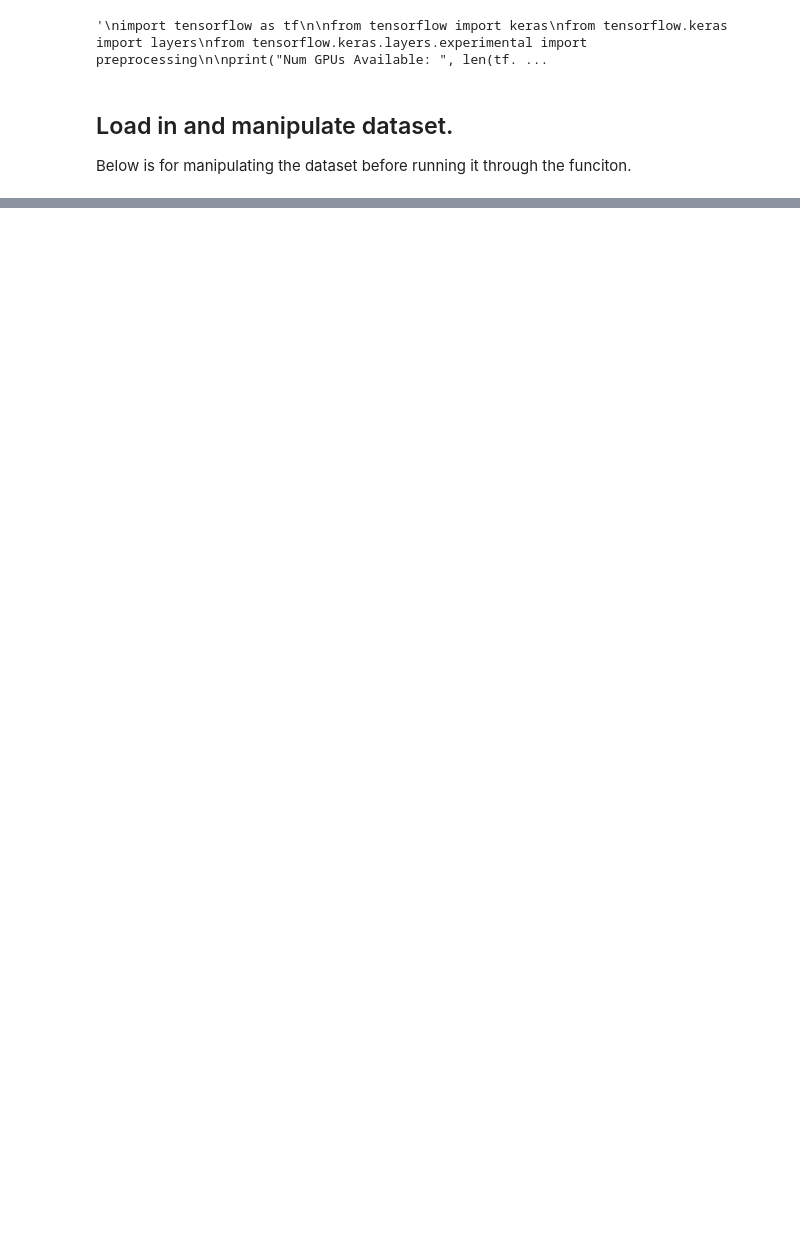
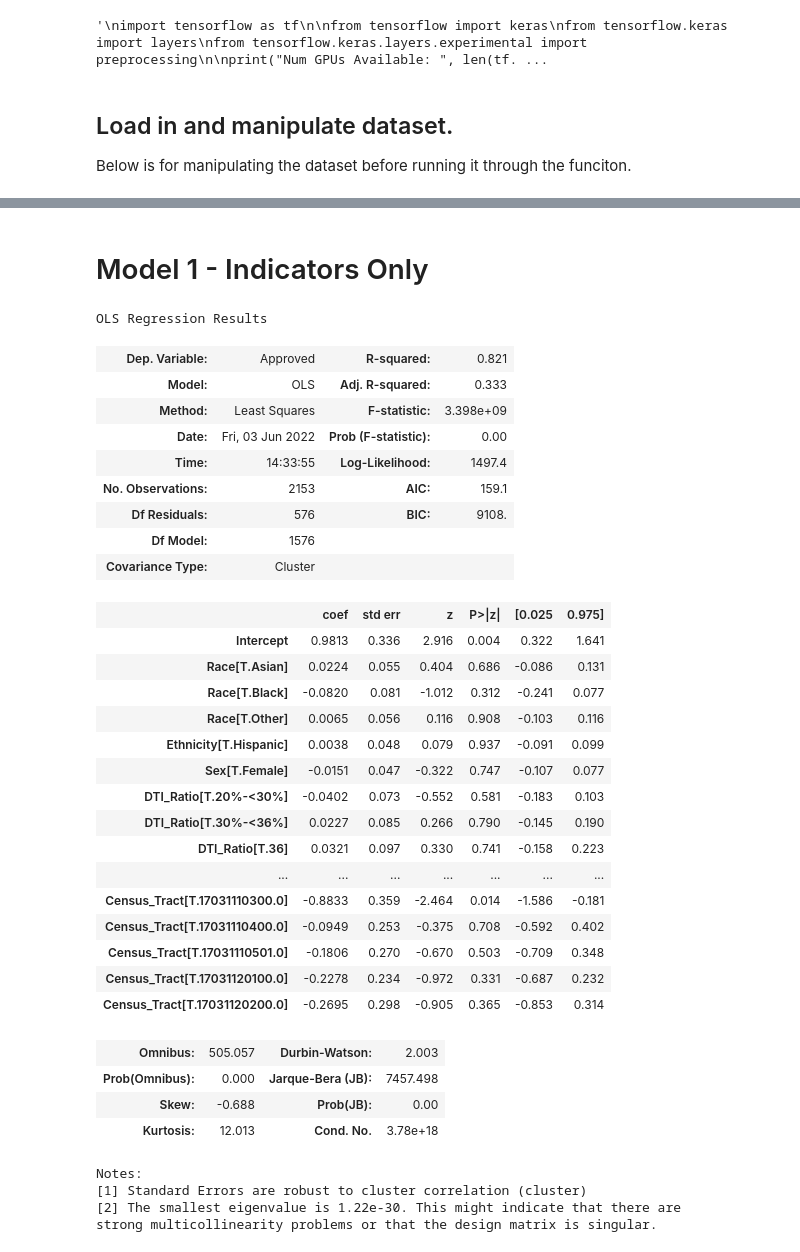
Before and after one commit to RayCarpenterIII/Measuring-Race-Ethnicity-and-Gender-Gaps-in-Mortgage-Approvals, a Jupyter notebook: HMDA Linear Probability Model v.02.ipynb, the cells around one changed output, grey strips where cells are left out. Cells and saved outputs as stored; diff of their text form; code cells hidden in the pictures; blank space fills up the shorter version.

```diff
--- a/HMDA Linear Probability Model v.02.ipynb
+++ b/HMDA Linear Probability Model v.02.ipynb
@@ -124,0 +164,44 @@ KeyError: "None of ['Year'] are in the columns"
+# %% [markdown]
+# Model 1 - Indicators Only
+# %%
+#omit ['White', 'Not Hispanic', 'Male','DTI_less_than_20']
+#don't forget to add census tract, lei, and relationships
+Model_1 = ols("Approved ~ Race + Ethnicity + Sex\
+          + LTV + DTI_Ratio + Lender_LEI + Census_Tract\
+          + Log_Income + Log_Loan_Amount", data = HMDA_clean).fit(cov_type = 'Cluster', cov_kwds = {'groups': HMDA_clean['County_Code']})
+Model_1.summary()
+# %% [output]
+OLS Regression Results
+| Dep. Variable: | Approved | R-squared: | 0.821 |
+| Model: | OLS | Adj. R-squared: | 0.333 |
+| Method: | Least Squares | F-statistic: | 3.398e+09 |
+| Date: | Fri, 03 Jun 2022 | Prob (F-statistic): | 0.00 |
+| Time: | 14:33:55 | Log-Likelihood: | 1497.4 |
+| No. Observations: | 2153 | AIC: | 159.1 |
+| Df Residuals: | 576 | BIC: | 9108. |
+| Df Model: | 1576 |  |  |
+| Covariance Type: | Cluster |  |  |
+|  | coef | std err | z | P>|z| | [0.025 | 0.975] |
+| Intercept | 0.9813 | 0.336 | 2.916 | 0.004 | 0.322 | 1.641 |
+| Race[T.Asian] | 0.0224 | 0.055 | 0.404 | 0.686 | -0.086 | 0.131 |
+| Race[T.Black] | -0.0820 | 0.081 | -1.012 | 0.312 | -0.241 | 0.077 |
+| Race[T.Other] | 0.0065 | 0.056 | 0.116 | 0.908 | -0.103 | 0.116 |
+| Ethnicity[T.Hispanic] | 0.0038 | 0.048 | 0.079 | 0.937 | -0.091 | 0.099 |
+| Sex[T.Female] | -0.0151 | 0.047 | -0.322 | 0.747 | -0.107 | 0.077 |
+| DTI_Ratio[T.20%-<30%] | -0.0402 | 0.073 | -0.552 | 0.581 | -0.183 | 0.103 |
+| DTI_Ratio[T.30%-<36%] | 0.0227 | 0.085 | 0.266 | 0.790 | -0.145 | 0.190 |
+| DTI_Ratio[T.36] | 0.0321 | 0.097 | 0.330 | 0.741 | -0.158 | 0.223 |
+| ... | ... | ... | ... | ... | ... | ... |
+| Census_Tract[T.17031110300.0] | -0.8833 | 0.359 | -2.464 | 0.014 | -1.586 | -0.181 |
+| Census_Tract[T.17031110400.0] | -0.0949 | 0.253 | -0.375 | 0.708 | -0.592 | 0.402 |
+| Census_Tract[T.17031110501.0] | -0.1806 | 0.270 | -0.670 | 0.503 | -0.709 | 0.348 |
+| Census_Tract[T.17031120100.0] | -0.2278 | 0.234 | -0.972 | 0.331 | -0.687 | 0.232 |
+| Census_Tract[T.17031120200.0] | -0.2695 | 0.298 | -0.905 | 0.365 | -0.853 | 0.314 |
+| Omnibus: | 505.057 | Durbin-Watson: | 2.003 |
+| Prob(Omnibus): | 0.000 | Jarque-Bera (JB): | 7457.498 |
+| Skew: | -0.688 | Prob(JB): | 0.00 |
+| Kurtosis: | 12.013 | Cond. No. | 3.78e+18 |
+Notes:
+[1] Standard Errors are robust to cluster correlation (cluster)
+[2] The smallest eigenvalue is 1.22e-30. This might indicate that there are
+strong multicollinearity problems or that the design matrix is singular.
```
Also changed, not shown: parts of 26 cells of this notebook, 6 other files.
